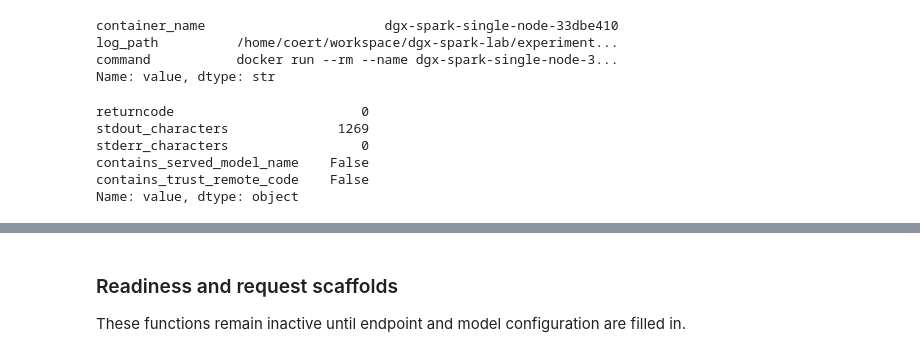
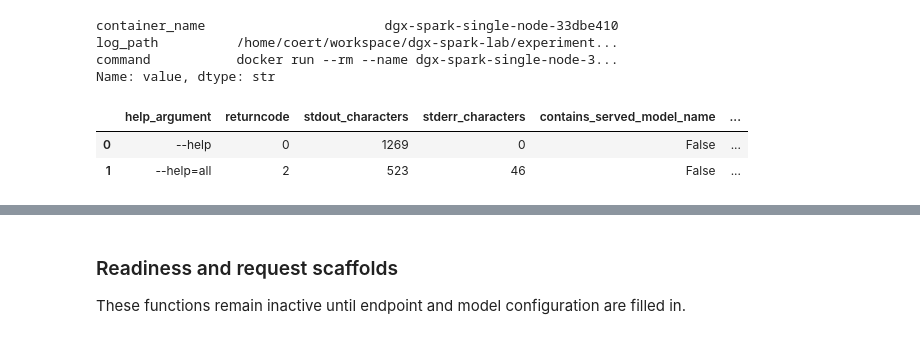
Before and after one commit to coert/dgx-spark-lab, a Jupyter notebook: experiments/01-distributed-inference/01-single-node-inference.ipynb, the cells around one changed output, grey strips where cells are left out. Drawn from its saved outputs; the diff is of its cells as text; code cells hidden in the pictures.

```diff
--- a/experiments/01-distributed-inference/01-single-node-inference.ipynb
+++ b/experiments/01-distributed-inference/01-single-node-inference.ipynb
@@ -625,52 +625,63 @@ log_path          /home/coert/workspace/dgx-spark-lab/experiment...
 command           docker run --rm --name dgx-spark-single-node-3...
 Name: value, dtype: str
 # %%
-def inspect_vllm_serve_help(image: str) -> subprocess.CompletedProcess[str]:
+def inspect_vllm_serve_help(
+    image: str,
+    help_argument: str,
+) -> subprocess.CompletedProcess[str]:
     command = [
         "docker",
         "run",
         "--rm",
         "--gpus",
         "all",
         image,
         "serve",
-        "--help",
+        help_argument,
     ]
 
     return subprocess.run(
         command,
         text=True,
         capture_output=True,
         timeout=60.0,
         check=False,
     )
 
 
-serve_help_result = inspect_vllm_serve_help(VLLM_IMAGE)
+help_arguments = (
+    "--help",
+    "--help=all",
+)
 
-serve_help_summary = pd.Series(
-    {
-        "returncode": serve_help_result.returncode,
-        "stdout_characters": len(serve_help_result.stdout),
-        "stderr_characters": len(serve_help_result.stderr),
-        "contains_served_model_name": (
-            "--served-model-name" in serve_help_result.stdout
-            or "--served-model-name" in serve_help_result.stderr
-        ),
-        "contains_trust_remote_code": (
-            "--trust-remote-code" in serve_help_result.stdout
-            or "--trust-remote-code" in serve_help_result.stderr
-        ),
-    },
-    name="value",
+serve_help_results = {
+    argument: inspect_vllm_serve_help(VLLM_IMAGE, argument)
+    for argument in help_arguments
+}
+
+serve_help_summary = pd.DataFrame(
+    [
+        {
+            "help_argument": argument,
+            "returncode": result.returncode,
+            "stdout_characters": len(result.stdout),
+            "stderr_characters": len(result.stderr),
+            "contains_served_model_name": (
+                "--served-model-name" in (result.stdout + result.stderr)
+            ),
+            "contains_trust_remote_code": (
+                "--trust-remote-code" in (result.stdout + result.stderr)
+            ),
+            "contains_host": ("--host" in (result.stdout + result.stderr)),
+            "contains_port": ("--port" in (result.stdout + result.stderr)),
+        }
+        for argument, result in serve_help_results.items()
+    ]
 )
 
 serve_help_summary
 # %% [output]
-returncode                        0
-stdout_characters              1269
-stderr_characters                 0
-contains_served_model_name    False
-contains_trust_remote_code    False
-Name: value, dtype: object
+|  | help_argument | returncode | stdout_characters | stderr_characters | contains_served_model_name | ... |
+| 0 | --help | 0 | 1269 | 0 | False | ... |
+| 1 | --help=all | 2 | 523 | 46 | False | ... |
 # %%
```
Also changed, not shown: parts of 3 cells of this notebook.
